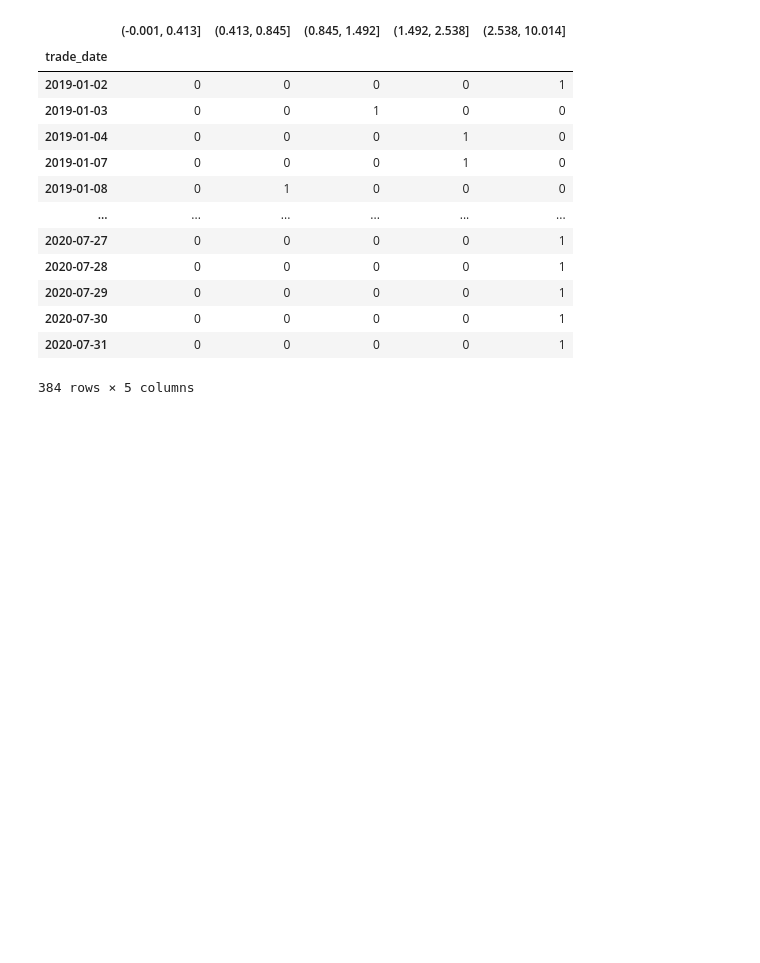
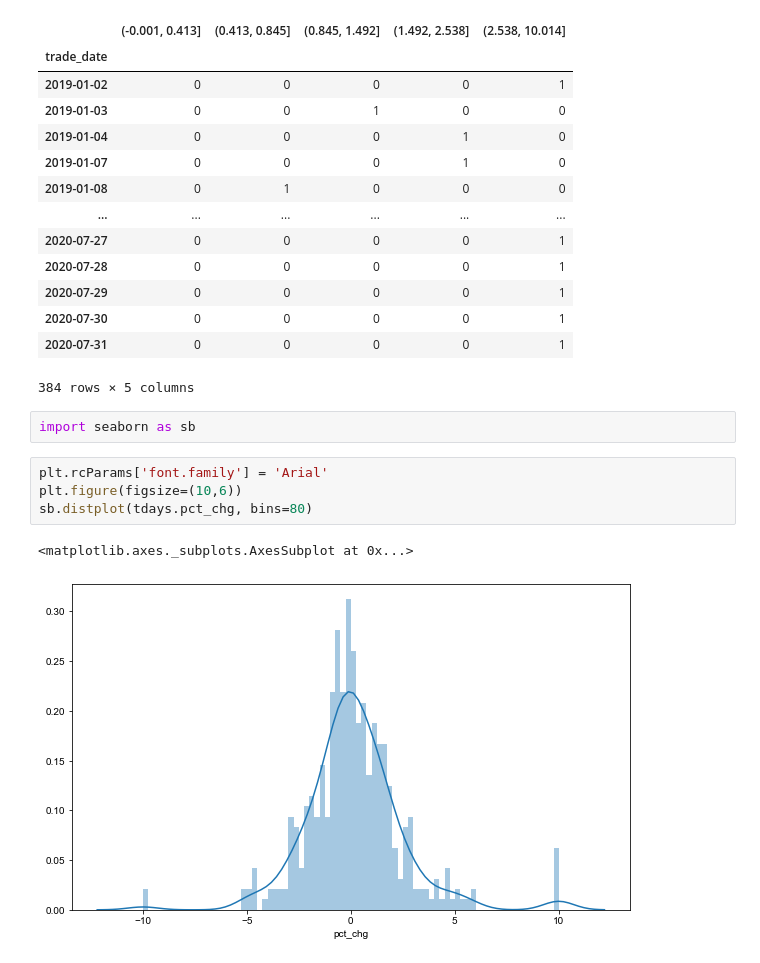
Before and after one commit to wd64759/quants, a Jupyter notebook: quants/abnormal_stocks.ipynb, the cells around one changed output. Saved outputs shown, nothing was run; the diff lists cells and outputs as text; blank space fills up the shorter version.

Commit message:
chapter of visualizatioin #1

```diff
--- a/quants/abnormal_stocks.ipynb
+++ b/quants/abnormal_stocks.ipynb
@@ -103,3 +103,12 @@ pd.get_dummies(tchgs)
 | 2020-07-30 | 0 | 0 | 0 | 0 | 1 |
 | 2020-07-31 | 0 | 0 | 0 | 0 | 1 |
 384 rows × 5 columns
+# %%
+import seaborn as sb
+# %%
+plt.rcParams['font.family'] = 'Arial'
+plt.figure(figsize=(10,6))
+sb.distplot(tdays.pct_chg, bins=80)
+# %% [output]
+<matplotlib.axes._subplots.AxesSubplot at 0x...>
+[figure, added]
```
Also changed, not shown: parts of 8 cells of this notebook.
